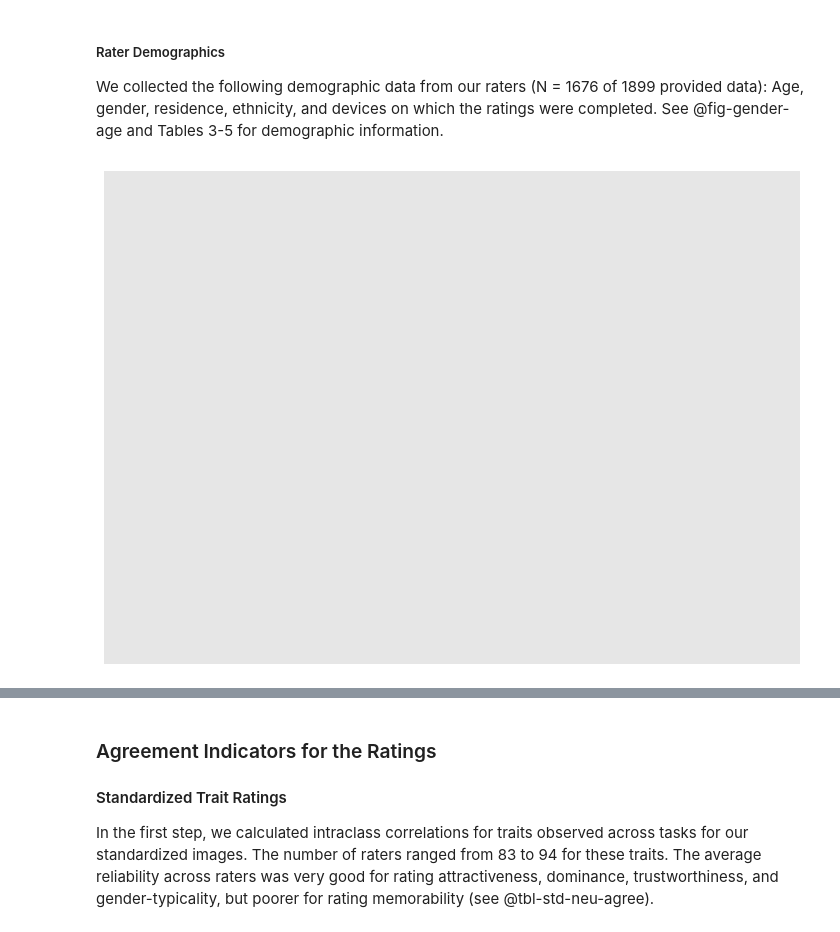
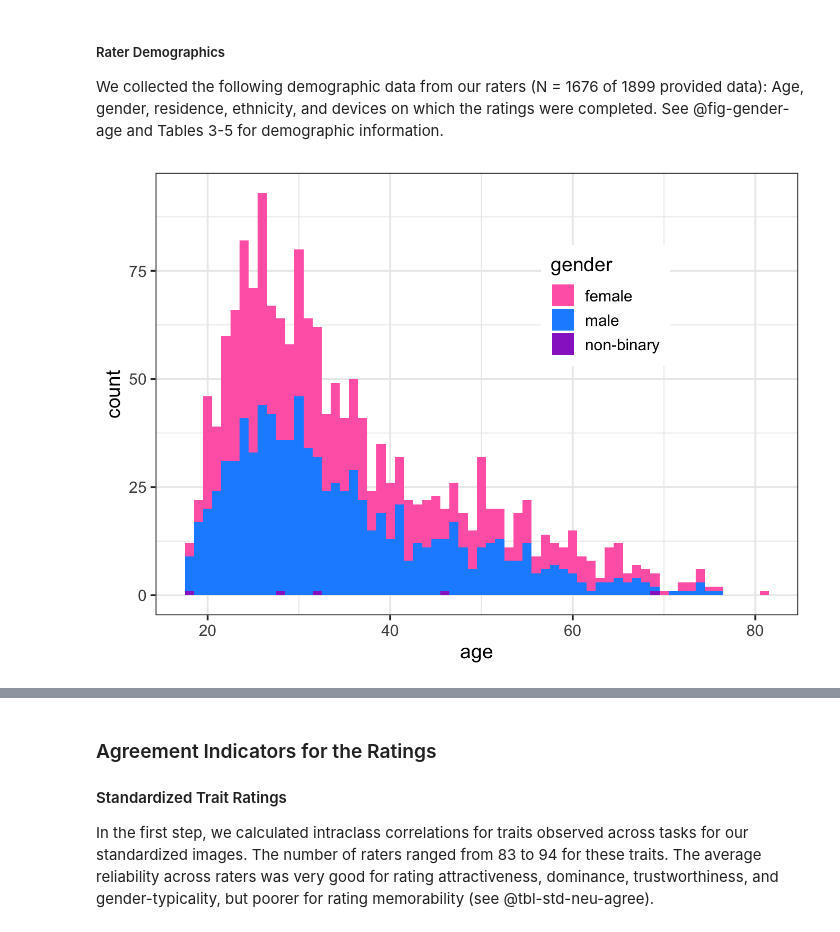
Before and after one commit to ManyFacesTeam/paper, a Jupyter notebook: docs/index.embed.ipynb, the cells around one changed output, grey strips where cells are left out. Drawn from its saved outputs; the diff is of its cells as text; code cells hidden in the pictures.

Commit message:
added data and an image

```diff
--- a/docs/index.embed.ipynb
+++ b/docs/index.embed.ipynb
@@ -232,10 +232,15 @@ data.frame(a = 1:5)
 ##### Rater Demographics
 
 We collected the following demographic data from our raters (N = 1676 of 1899 provided data): Age, gender, residence, ethnicity, and devices on which the ratings were completed. See @fig-gender-age and Tables 3-5 for demographic information.
-# %%
-ggplot()
-# %% [output]
-[figure, removed]
+# %%
+data_qu |>
+  ggplot(aes(x = age, fill = gender)) +
+  geom_histogram(binwidth = 1) +
+  scale_fill_manual(values = c("hotpink", "dodgerblue", "darkorchid", "gray")) +
+  guides(fill  = guide_legend(position = "inside")) +
+  theme(legend.position.inside = c(.7, .7))
+# %% [output]
+[figure, added]
 # %%
 data.frame(1:5)
 # %% [output]
```
Also changed, not shown: parts of 13 cells of this notebook, 21 other files.
